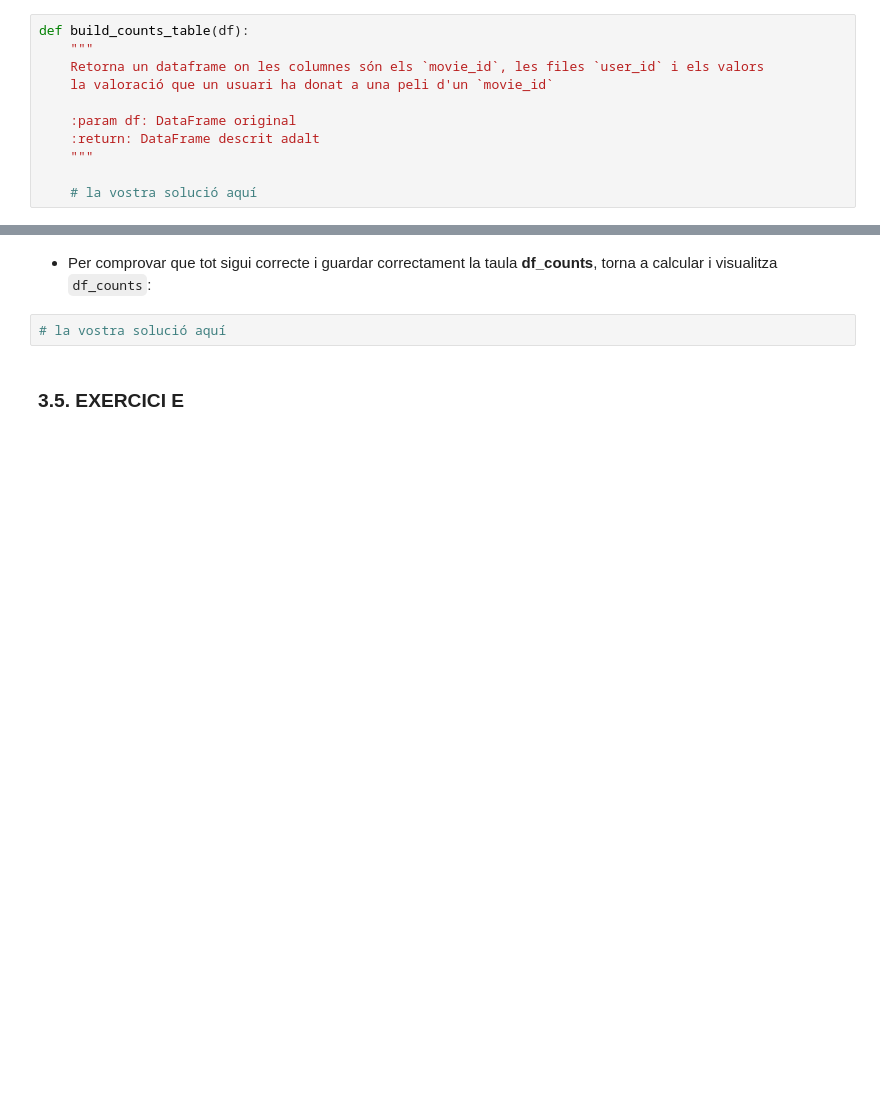
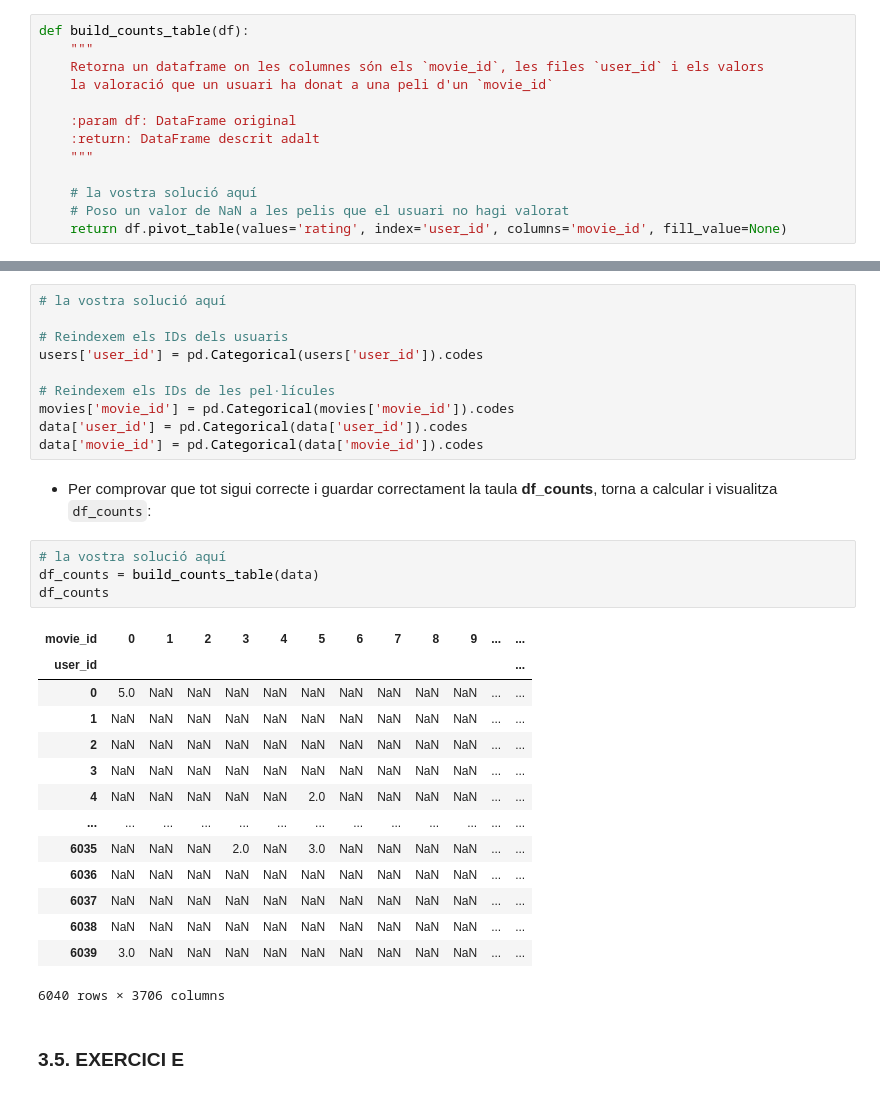
Before and after one commit to MohsinZamanShaheen/Workshop-On-New-Uses-Of-Computing, a Jupyter notebook: Pràctica 2.ipynb, the cells around one changed output, grey strips where cells are left out. Drawn from its saved outputs; the diff is of its cells as text; blank space fills up the shorter version.

```diff
--- a/Pràctica 2.ipynb
+++ b/Pràctica 2.ipynb
@@ -549,6 +624,8 @@ def build_counts_table(df):
     """
 
     # la vostra solució aquí
+    # Poso un valor de NaN a les pelis que el usuari no hagi valorat
+    return df.pivot_table(values='rating', index='user_id', columns='movie_id', fill_value=None)
 # %%
 df_counts = build_counts_table(data)
 df_counts
@@ -592,7 +697,34 @@ Si observem el nombre total d'usuaris únics i de pel.licules úniques, podem ve
+# %%
+# la vostra solució aquí
+
+# Reindexem els IDs dels usuaris
+users['user_id'] = pd.Categorical(users['user_id']).codes
+
+# Reindexem els IDs de les pel·lícules
+movies['movie_id'] = pd.Categorical(movies['movie_id']).codes
+data['user_id'] = pd.Categorical(data['user_id']).codes
+data['movie_id'] = pd.Categorical(data['movie_id']).codes
 # %% [markdown]
 + Per comprovar que tot sigui correcte i guardar correctament la taula **df_counts**, torna a calcular i visualitza ``df_counts``:
 # %%
 # la vostra solució aquí
+df_counts = build_counts_table(data)
+df_counts
+# %% [output]
+| movie_id | 0 | 1 | 2 | 3 | 4 | 5 | 6 | 7 | 8 | 9 | ... | ... |
+| user_id |  |  |  |  |  |  |  |  |  |  |  | ... |
+| 0 | 5.0 | NaN | NaN | NaN | NaN | NaN | NaN | NaN | NaN | NaN | ... | ... |
+| 1 | NaN | NaN | NaN | NaN | NaN | NaN | NaN | NaN | NaN | NaN | ... | ... |
+| 2 | NaN | NaN | NaN | NaN | NaN | NaN | NaN | NaN | NaN | NaN | ... | ... |
+| 3 | NaN | NaN | NaN | NaN | NaN | NaN | NaN | NaN | NaN | NaN | ... | ... |
+| 4 | NaN | NaN | NaN | NaN | NaN | 2.0 | NaN | NaN | NaN | NaN | ... | ... |
+| ... | ... | ... | ... | ... | ... | ... | ... | ... | ... | ... | ... | ... |
+| 6035 | NaN | NaN | NaN | 2.0 | NaN | 3.0 | NaN | NaN | NaN | NaN | ... | ... |
+| 6036 | NaN | NaN | NaN | NaN | NaN | NaN | NaN | NaN | NaN | NaN | ... | ... |
+| 6037 | NaN | NaN | NaN | NaN | NaN | NaN | NaN | NaN | NaN | NaN | ... | ... |
+| 6038 | NaN | NaN | NaN | NaN | NaN | NaN | NaN | NaN | NaN | NaN | ... | ... |
+| 6039 | 3.0 | NaN | NaN | NaN | NaN | NaN | NaN | NaN | NaN | NaN | ... | ... |
+6040 rows × 3706 columns
 # %% [markdown]
 ### 3.5. EXERCICI E
 # %% [markdown]
```
Also changed, not shown: parts of 16 cells of this notebook.
